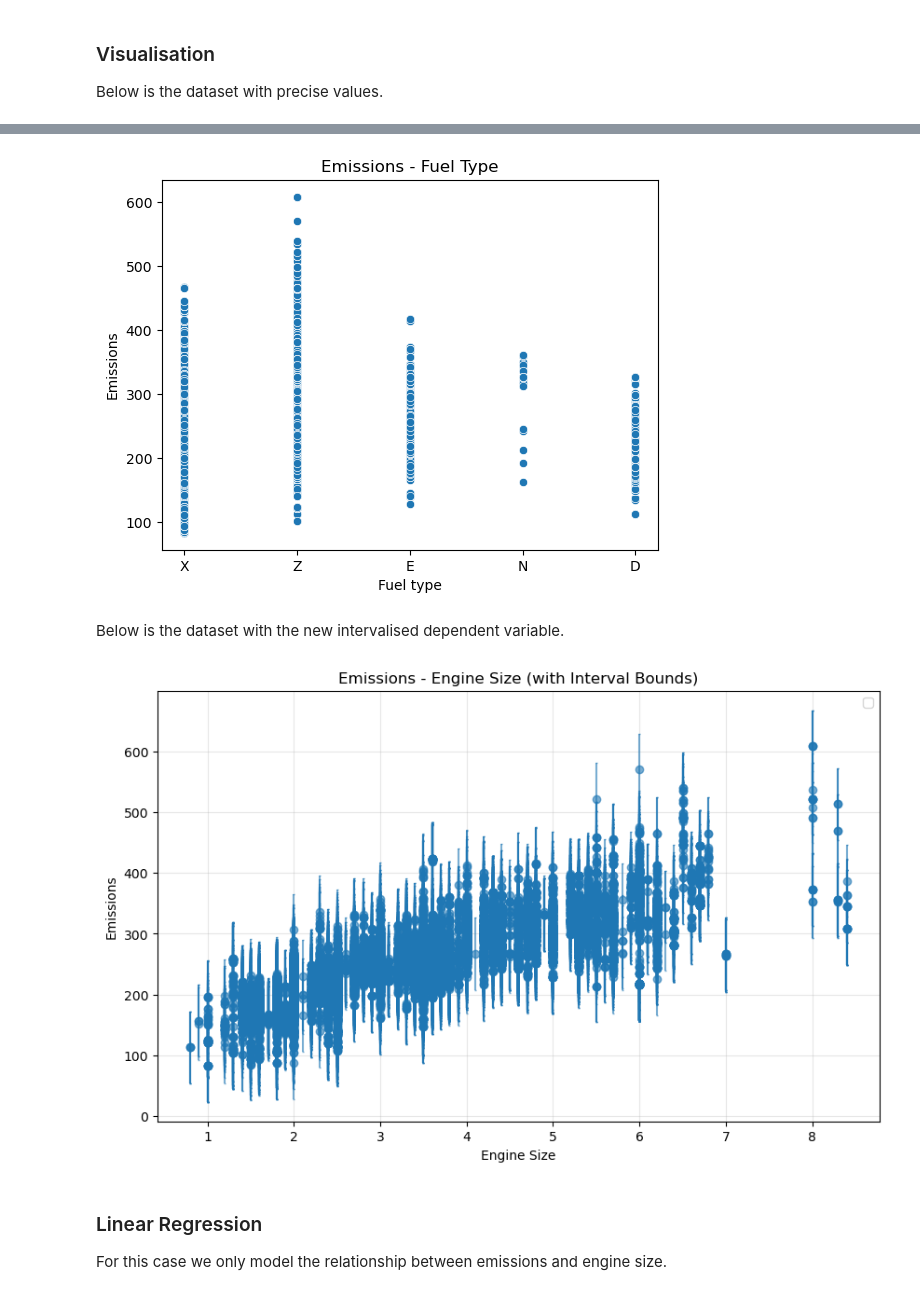
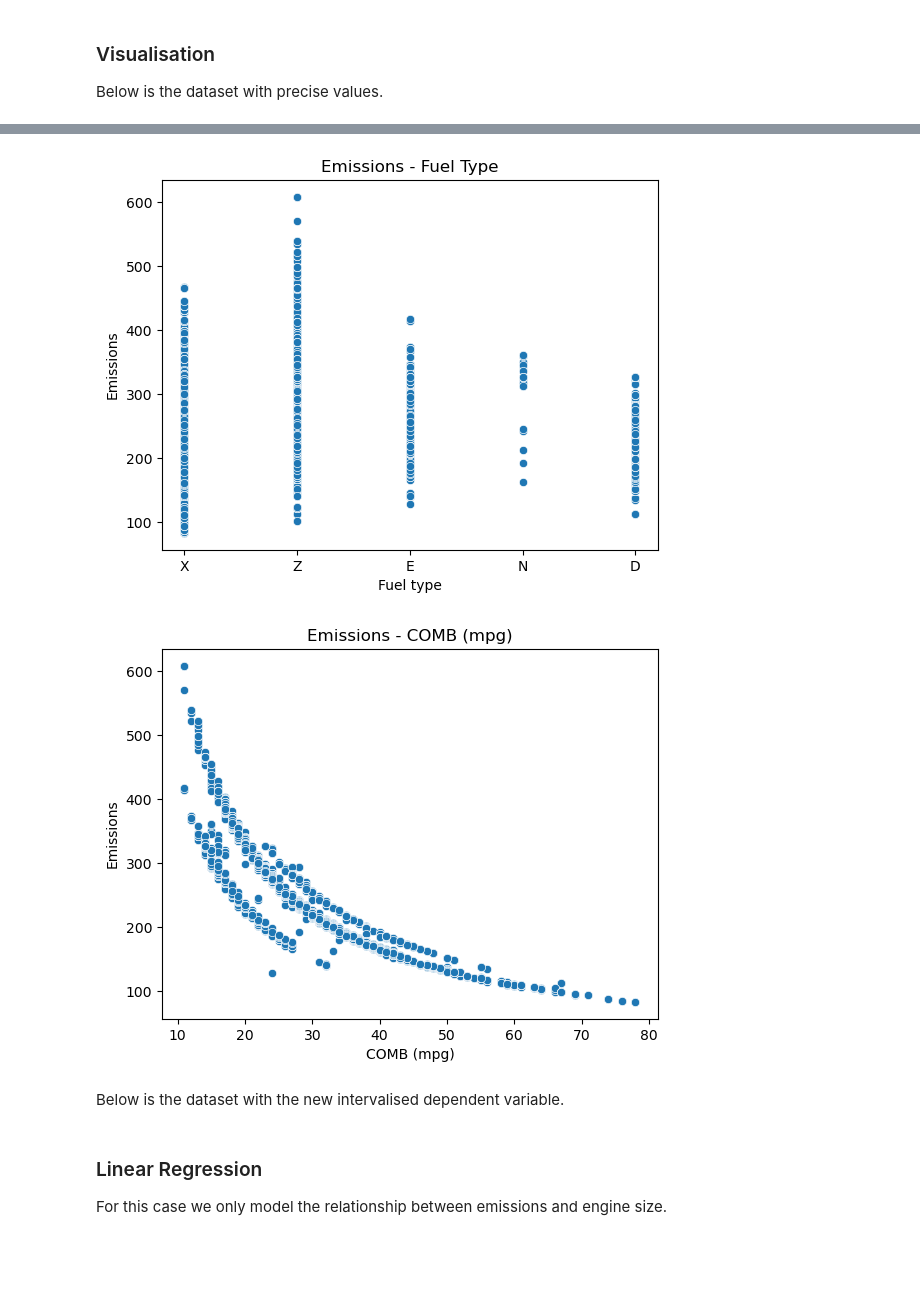
Before and after one commit to MattCodes03/Zonotopic-representation-of-multi-variable-regression-with-interval-dependent-variables, a Jupyter notebook: results_emissions_dataset.ipynb, the cells around one changed output, grey strips where cells are left out. Saved outputs shown, nothing was run; the diff lists cells and outputs as text; code cells hidden in the pictures; blank space fills up the shorter version.

```diff
--- a/results_emissions_dataset.ipynb
+++ b/results_emissions_dataset.ipynb
@@ -68,47 +84,34 @@ Below is the dataset with precise values.
 # %%
 sns.scatterplot(x=car_df['CYLINDERS'], y=car_df['EMISSIONS'])
 plt.xlabel("Cylinders")
 plt.ylabel("Emissions")
 plt.title("Emissions - Cylinders")
 plt.show()
 
 sns.scatterplot(x=car_df['ENGINE SIZE'], y=car_df['EMISSIONS'])
 plt.xlabel("Engine size")
 plt.ylabel("Emissions")
 plt.title("Emissions - Engine Size")
 plt.show()
 
 sns.scatterplot(x=car_df['FUEL'], y=car_df['EMISSIONS'])
 plt.xlabel("Fuel type")
 plt.ylabel("Emissions")
 plt.title("Emissions - Fuel Type")
 plt.show()
+
+sns.scatterplot(x=car_df['COMB (mpg)'], y=car_df['EMISSIONS'])
+plt.xlabel("COMB (mpg)")
+plt.ylabel("Emissions")
+plt.title("Emissions - COMB (mpg)")
+plt.show()
 # %% [output]
 [figure]
 [figure]
 [figure]
+[figure, added]
 # %% [markdown]
 Below is the dataset with the new intervalised dependent variable.
-# %%
-plt.figure(figsize=(10, 6))
-
-# Calculate errors for error bars
-lower = car_df['EMISSIONS'] - car_df['EMISSIONS_LOWER']
-upper = car_df['EMISSIONS_UPPER'] - car_df['EMISSIONS']
-
-plt.errorbar(car_df['ENGINE SIZE'], car_df['EMISSIONS'],
-             yerr=[lower, upper],
-             fmt='o', alpha=0.6, capsize=1, capthick=1,)
-
-
-plt.xlabel("Engine Size")
-plt.ylabel("Emissions")
-plt.title("Emissions - Engine Size (with Interval Bounds)")
-plt.legend()
-plt.grid(True, alpha=0.3)
-plt.show()
-# %% [output]
-[figure, removed]
 # %% [markdown]
 ### Linear Regression
 For this case we only model the relationship between emissions and engine size.
```
Also changed, not shown: parts of 4 cells of this notebook.
